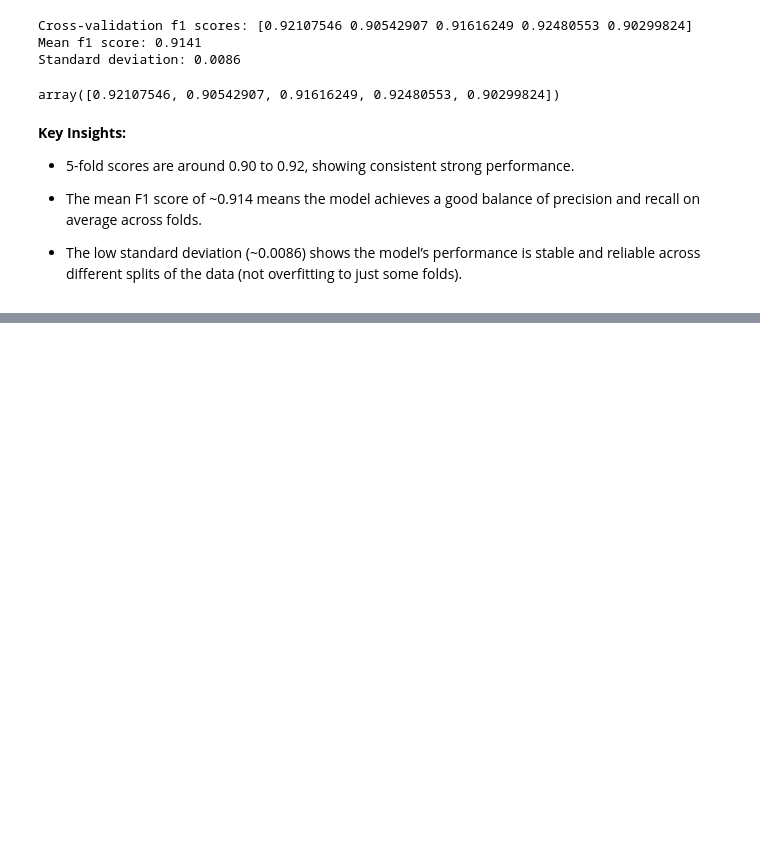
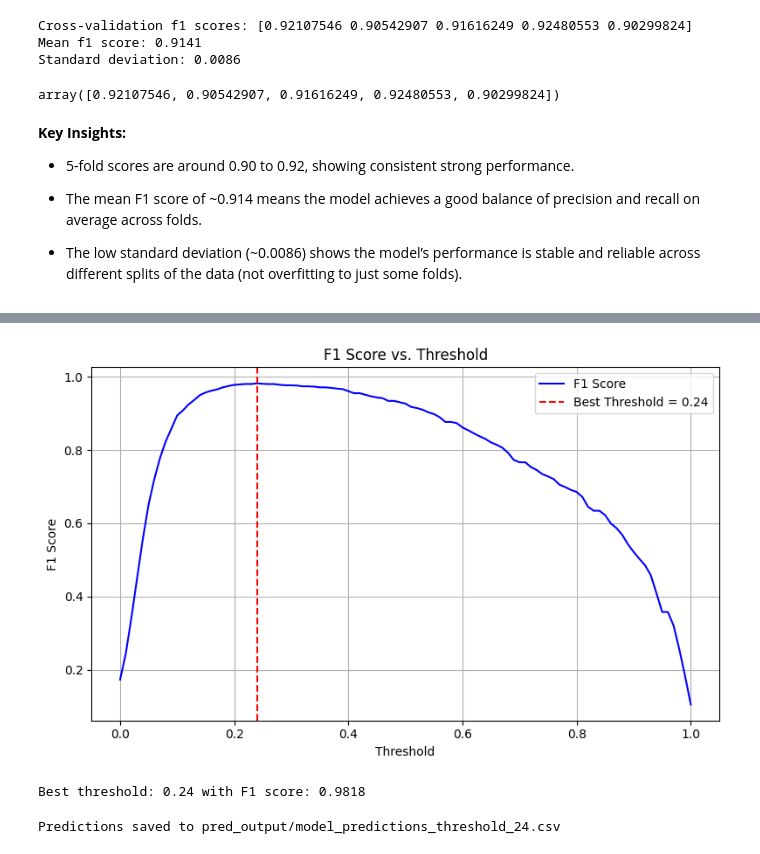
Before and after one commit to vashishtmarhwal/tech-challenge-ambyint, a Jupyter notebook: data-science/ambyint_assessment.ipynb, the cells around one changed output, grey strips where cells are left out. Drawn from its saved outputs; the diff is of its cells as text; code cells hidden in the pictures; blank space fills up the shorter version.

Commit message:
part_1 predictions added

```diff
--- a/data-science/ambyint_assessment.ipynb
+++ b/data-science/ambyint_assessment.ipynb
@@ -1222,0 +1248,46 @@ array([0.92107546, 0.90542907, 0.91616249, 0.92480553, 0.90299824])
+# %%
+model_path = "models/random_forest_classifier.pkl"
+rf_classifier = joblib.load(model_path)
+
+val_probs = rf_classifier.predict_proba(X_val)[:, 1]
+
+thresholds = np.linspace(0.0, 1.0, 101)
+f1_scores = [f1_score(y_val, val_probs >= t) for t in thresholds]
+best_idx = np.argmax(f1_scores)
+best_threshold = thresholds[best_idx]
+best_f1 = f1_scores[best_idx]
+
+
+plt.figure(figsize=(8, 5))
+plt.plot(thresholds, f1_scores, label='F1 Score', color='blue')
+plt.axvline(best_threshold, color='red', linestyle='--', label=f'Best Threshold = {best_threshold:.2f}')
+plt.title('F1 Score vs. Threshold')
+plt.xlabel('Threshold')
+plt.ylabel('F1 Score')
+plt.legend()
+plt.grid(True)
+plt.tight_layout()
+plt.show()
+
+print(f"Best threshold: {best_threshold:.2f} with F1 score: {best_f1:.4f}")
+# %% [output]
+[figure, added]
+Best threshold: 0.24 with F1 score: 0.9818
+# %%
+X_test = test_df_processed.to_pandas()
+test_probs = rf_classifier.predict_proba(X_test)[:, 1]
+adjusted_preds = (test_probs >= best_threshold).astype(int)
+
+results_df = test_df_processed.with_columns([
+    pl.Series("predicted_monitoring_alert", adjusted_preds)
+])
+
+output_dir = "pred_output"
+os.makedirs(output_dir, exist_ok=True)
+
+output_file = f"model_predictions_threshold_{int(best_threshold*100)}.csv"
+results_df.write_csv(os.path.join(output_dir, output_file))
+
+print(f"Predictions saved to {os.path.join(output_dir, output_file)}")
+# %% [output]
+Predictions saved to pred_output/model_predictions_threshold_24.csv
```
Also changed, not shown: parts of 16 cells of this notebook, 1 other file.
